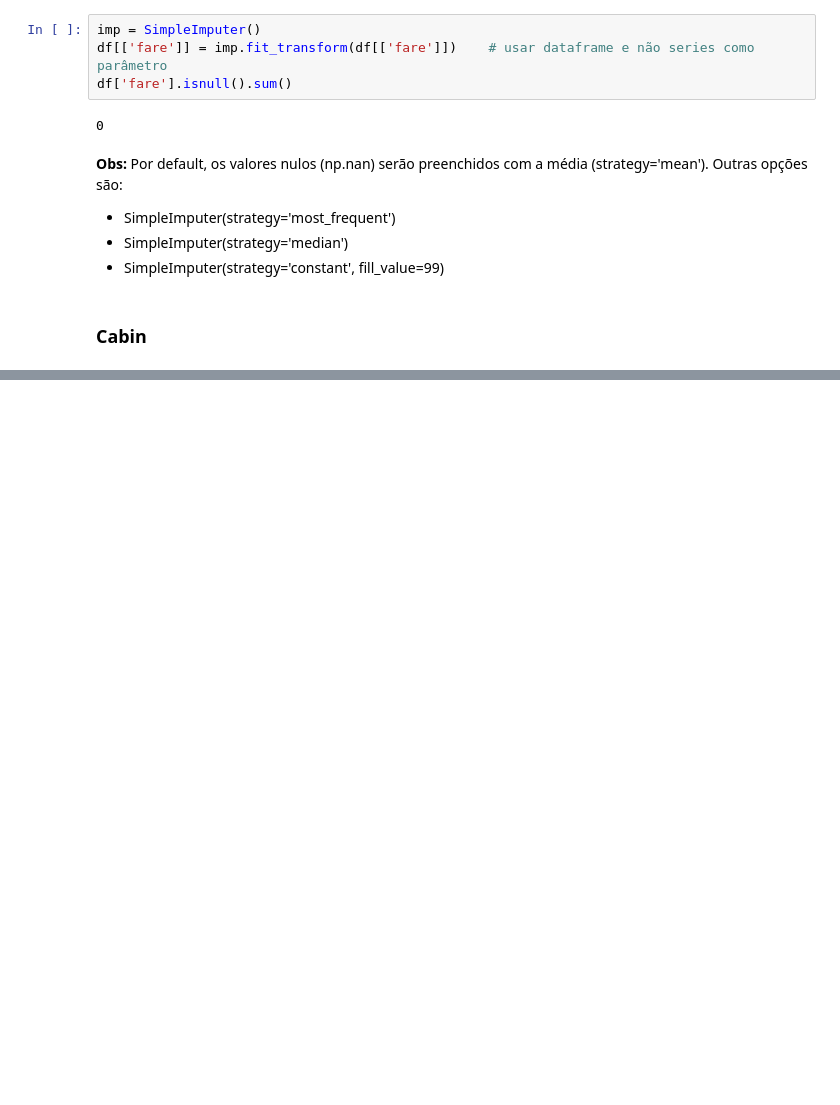
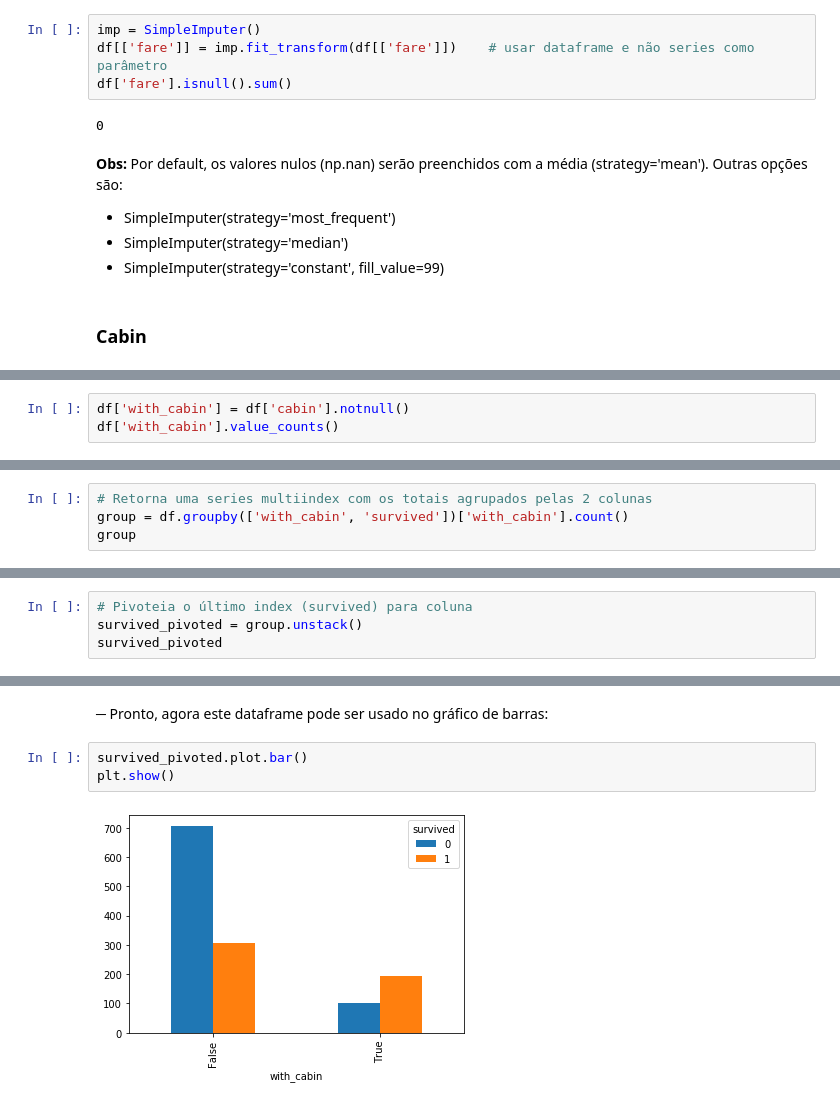
Before and after one commit to washolive/data-science, a Jupyter notebook: tratando_dados_ausentes.ipynb, the cells around one changed output, grey strips where cells are left out. Cells and saved outputs as stored; diff of their text form; blank space fills up the shorter version.

Commit message:
Added 'cabin' section with graphs

```diff
--- a/tratando_dados_ausentes.ipynb
+++ b/tratando_dados_ausentes.ipynb
@@ -299,0 +309,3 @@ df['fare'].isnull().sum()
+# %%
+df['with_cabin'] = df['cabin'].notnull()
+df['with_cabin'].value_counts()
@@ -299,0 +319,4 @@ df['fare'].isnull().sum()
+# %%
+# Retorna uma series multiindex com os totais agrupados pelas 2 colunas
+group = df.groupby(['with_cabin', 'survived'])['with_cabin'].count()
+group
@@ -299,0 +345,4 @@ df['fare'].isnull().sum()
+# %%
+# Pivoteia o último index (survived) para coluna
+survived_pivoted = group.unstack()
+survived_pivoted
@@ -299,0 +366,7 @@ df['fare'].isnull().sum()
+# %% [markdown]
+─ Pronto, agora este dataframe pode ser usado no gráfico de barras:
+# %%
+survived_pivoted.plot.bar()
+plt.show()
+# %% [output]
+[figure, added]
```
Also changed, not shown: parts of 24 cells of this notebook, 2 other files.
